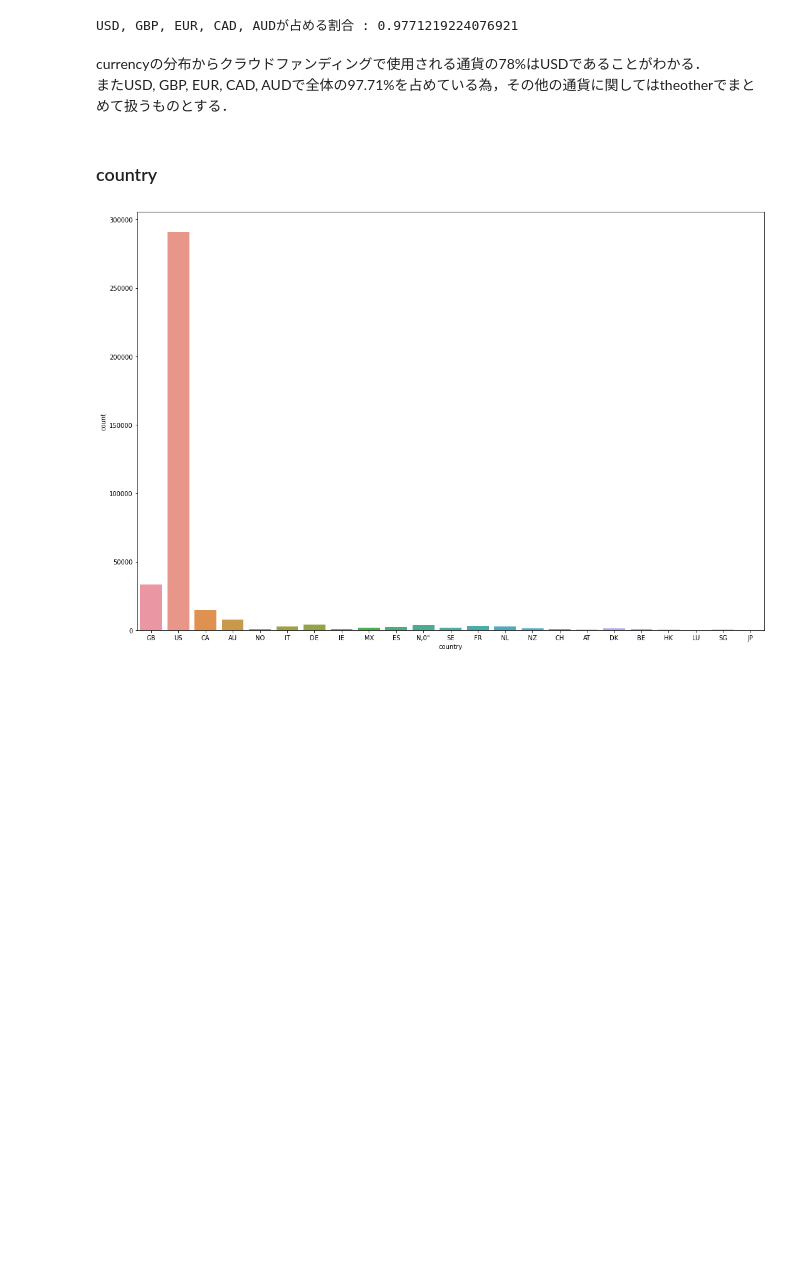
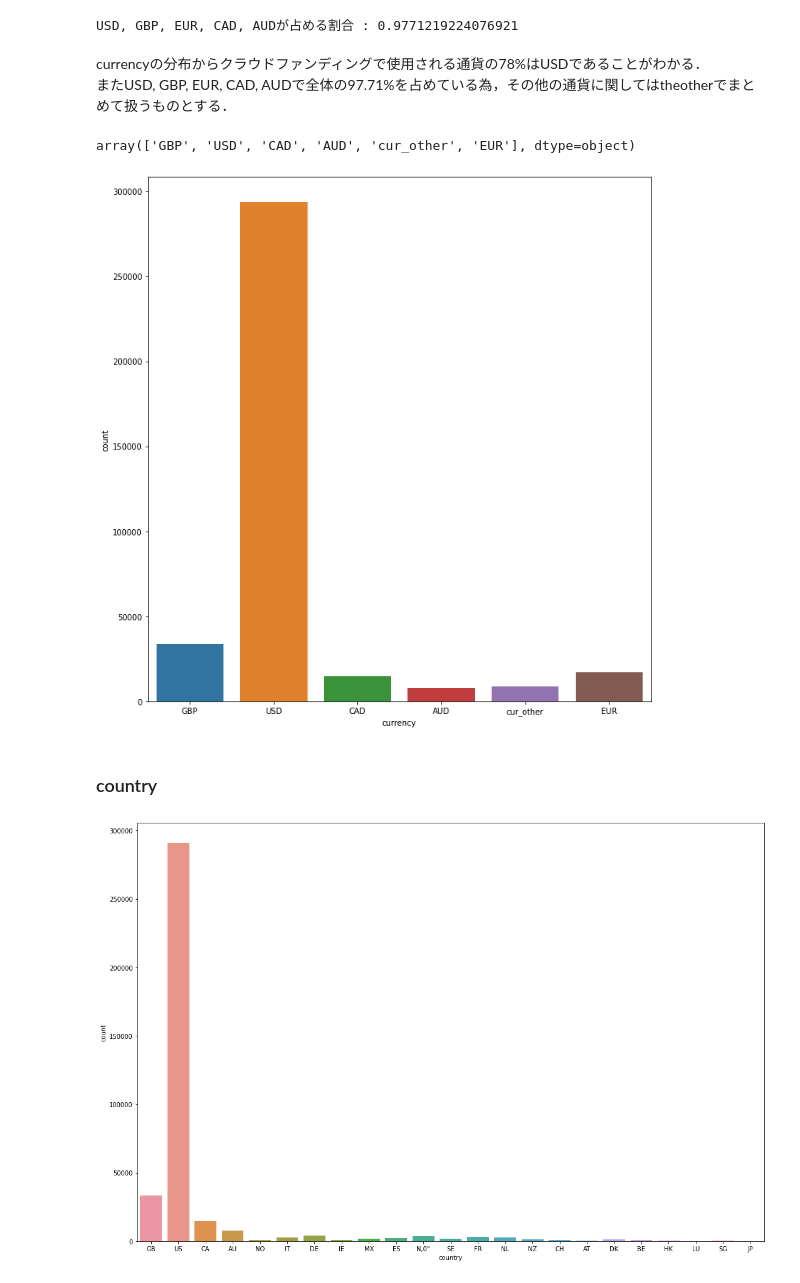
Before and after one commit to TSk-s/Intern, a Jupyter notebook: kickstarter_classification_1.ipynb, the cells around one changed output. Saved outputs shown, nothing was run; the diff lists cells and outputs as text; code cells hidden in the pictures; blank space fills up the shorter version.

```diff
--- a/kickstarter_classification_1.ipynb
+++ b/kickstarter_classification_1.ipynb
@@ -306,6 +306,18 @@ USD, GBP, EUR, CAD, AUDが占める割合 : 0.9771219224076921
 # %% [markdown]
 currencyの分布からクラウドファンディングで使用される通貨の78%はUSDであることがわかる．<br>
 またUSD, GBP, EUR, CAD, AUDで全体の97.71%を占めている為，その他の通貨に関してはtheotherでまとめて扱うものとする．
+# %%
+# USD, GBP, EUR, CAD, AUD以外をcur_otherに書き換える
+data = data.replace({'NOK' : 'cur_other', 'MXN' : 'cur_other', 'SEK' : 'cur_other', 'NZD' : 'cur_other', 'CHF' : 'cur_other', 'DKK' : 'cur_other', 'HKD' : 'cur_other', 'SGD' : 'cur_other', 'JPY' : 'cur_other'})
+data['currency'].unique()
+# %% [output]
+array(['GBP', 'USD', 'CAD', 'AUD', 'cur_other', 'EUR'], dtype=object)
+# %%
+plt.figure(figsize=(10, 10))
+sns.countplot(x='currency', data=data)
+plt.tight_layout()
+# %% [output]
+[figure, added]
 # %% [markdown]
 ### country
 # %%
```
Also changed, not shown: parts of 2 cells of this notebook.
